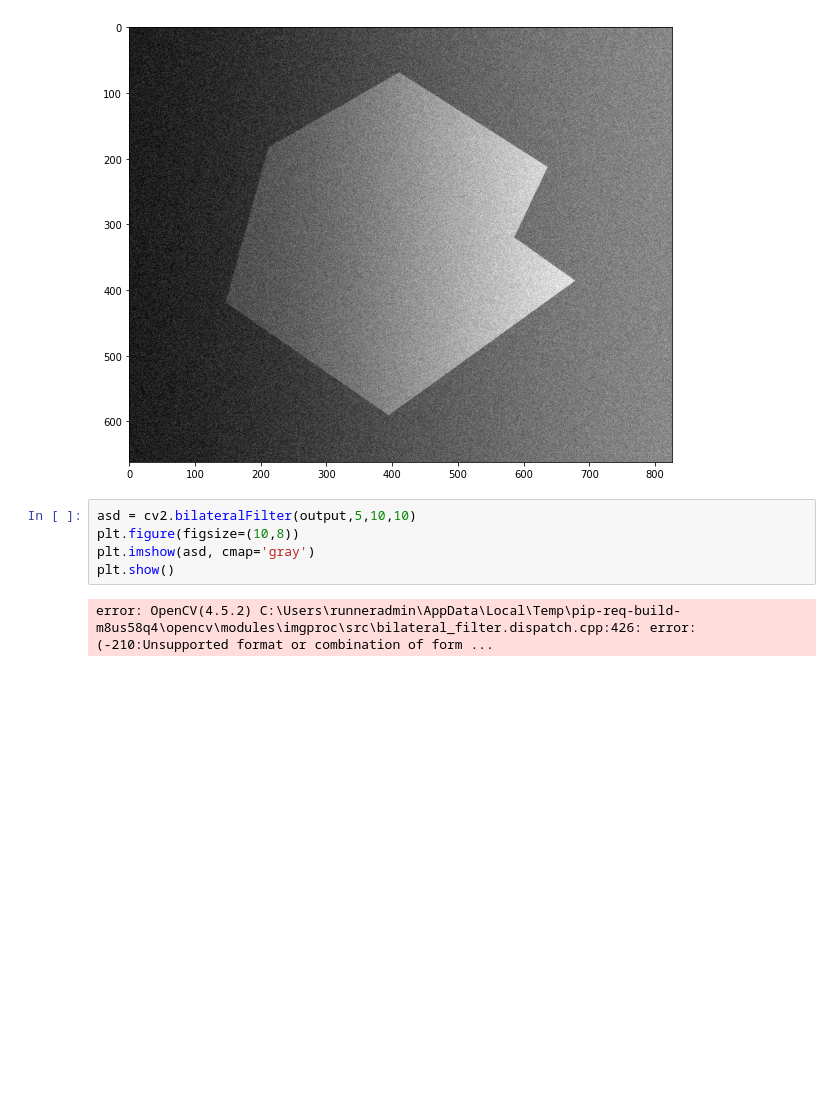
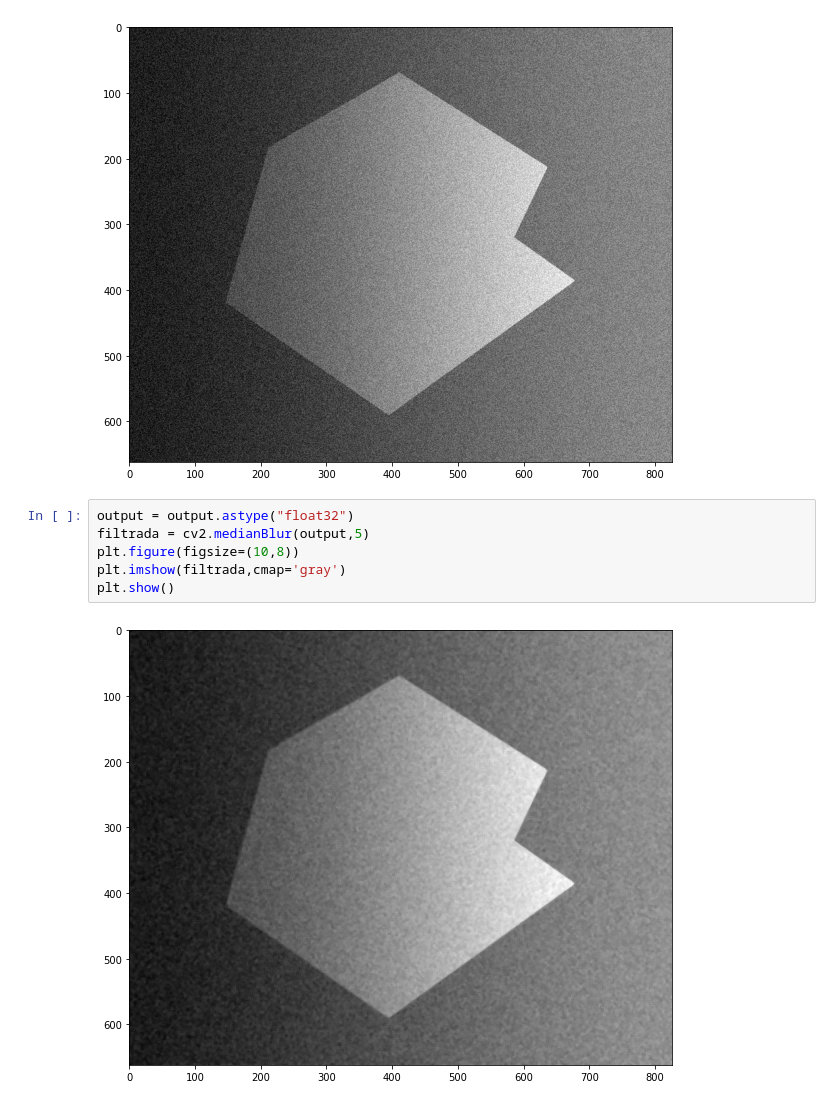
Before and after one commit to TheRaai/T5Imagenes, a Jupyter notebook: Untitled.ipynb, the cells around one changed output. Cells and saved outputs as stored; diff of their text form; blank space fills up the shorter version.

```diff
--- a/Untitled.ipynb
+++ b/Untitled.ipynb
@@ -20,9 +21,10 @@ plt.show()
 [figure]
 [figure]
 # %%
-asd = cv2.bilateralFilter(output,5,10,10)
+output = output.astype("float32")
+filtrada = cv2.medianBlur(output,5)
 plt.figure(figsize=(10,8))
-plt.imshow(asd, cmap='gray')
+plt.imshow(filtrada,cmap='gray')
 plt.show()
 # %% [output]
-error: OpenCV(4.5.2) C:\Users\runneradmin\AppData\Local\Temp\pip-req-build-m8us58q4\opencv\modules\imgproc\src\bilateral_filter.dispatch.cpp:426: error: (-210:Unsupported format or combination of form ...
+[figure, added]
```
Also changed, not shown: parts of 10 cells of this notebook.
